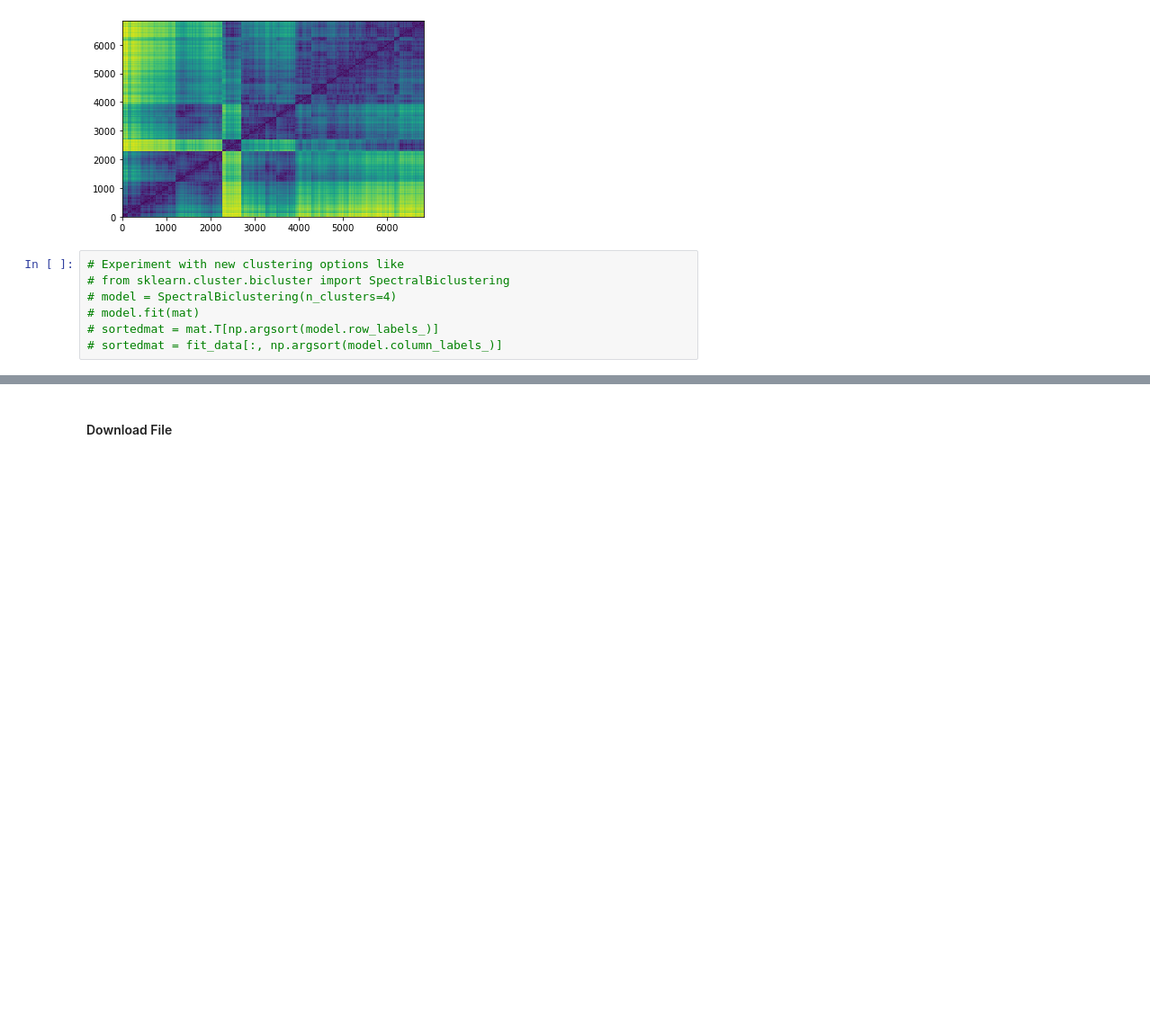
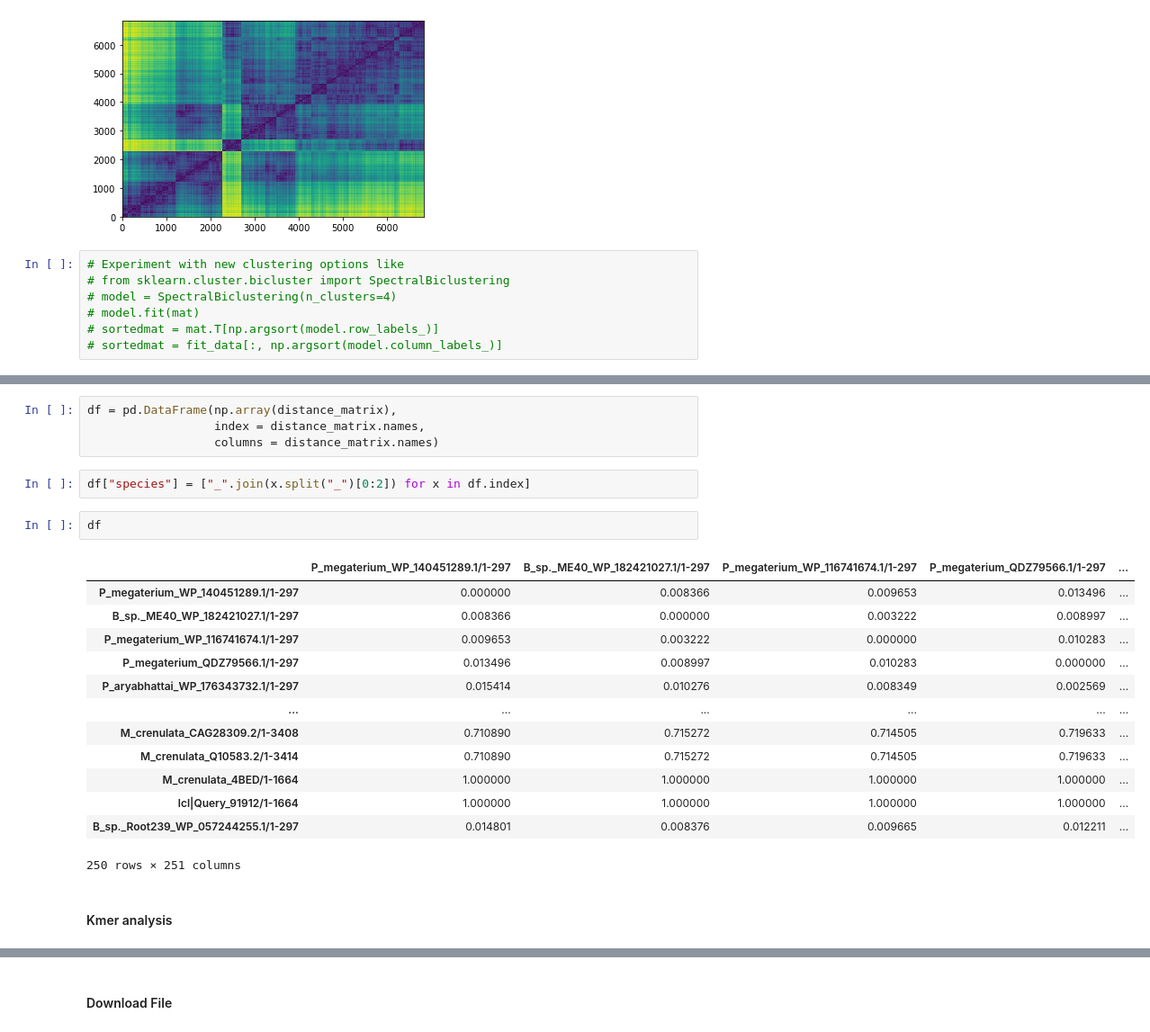
Before and after one commit to mcruggiero/KLH_Research, a Jupyter notebook: Key Hole Limpet Hemocyanin.ipynb, the cells around one changed output, grey strips where cells are left out. Shown at 90% size. Saved outputs shown, nothing was run; the diff lists cells and outputs as text; blank space fills up the shorter version.

```diff
--- a/Key Hole Limpet Hemocyanin.ipynb
+++ b/Key Hole Limpet Hemocyanin.ipynb
@@ -336,0 +594,24 @@ Method:  complete
+# %%
+df = pd.DataFrame(np.array(distance_matrix),
+                  index = distance_matrix.names,
+                  columns = distance_matrix.names)
+# %%
+df["species"] = ["_".join(x.split("_")[0:2]) for x in df.index]
+# %%
+df
+# %% [output]
+|  | P_megaterium_WP_140451289.1/1-297 | B_sp._ME40_WP_182421027.1/1-297 | P_megaterium_WP_116741674.1/1-297 | P_megaterium_QDZ79566.1/1-297 | ... |
+| P_megaterium_WP_140451289.1/1-297 | 0.000000 | 0.008366 | 0.009653 | 0.013496 | ... |
+| B_sp._ME40_WP_182421027.1/1-297 | 0.008366 | 0.000000 | 0.003222 | 0.008997 | ... |
+| P_megaterium_WP_116741674.1/1-297 | 0.009653 | 0.003222 | 0.000000 | 0.010283 | ... |
+| P_megaterium_QDZ79566.1/1-297 | 0.013496 | 0.008997 | 0.010283 | 0.000000 | ... |
+| P_aryabhattai_WP_176343732.1/1-297 | 0.015414 | 0.010276 | 0.008349 | 0.002569 | ... |
+| ... | ... | ... | ... | ... | ... |
+| M_crenulata_CAG28309.2/1-3408 | 0.710890 | 0.715272 | 0.714505 | 0.719633 | ... |
+| M_crenulata_Q10583.2/1-3414 | 0.710890 | 0.715272 | 0.714505 | 0.719633 | ... |
+| M_crenulata_4BED/1-1664 | 1.000000 | 1.000000 | 1.000000 | 1.000000 | ... |
+| lcl|Query_91912/1-1664 | 1.000000 | 1.000000 | 1.000000 | 1.000000 | ... |
+| B_sp._Root239_WP_057244255.1/1-297 | 0.014801 | 0.008376 | 0.009665 | 0.012211 | ... |
+250 rows × 251 columns
+# %% [markdown]
+#### Kmer analysis
```
Also changed, not shown: parts of 27 cells of this notebook, 33 other files.
